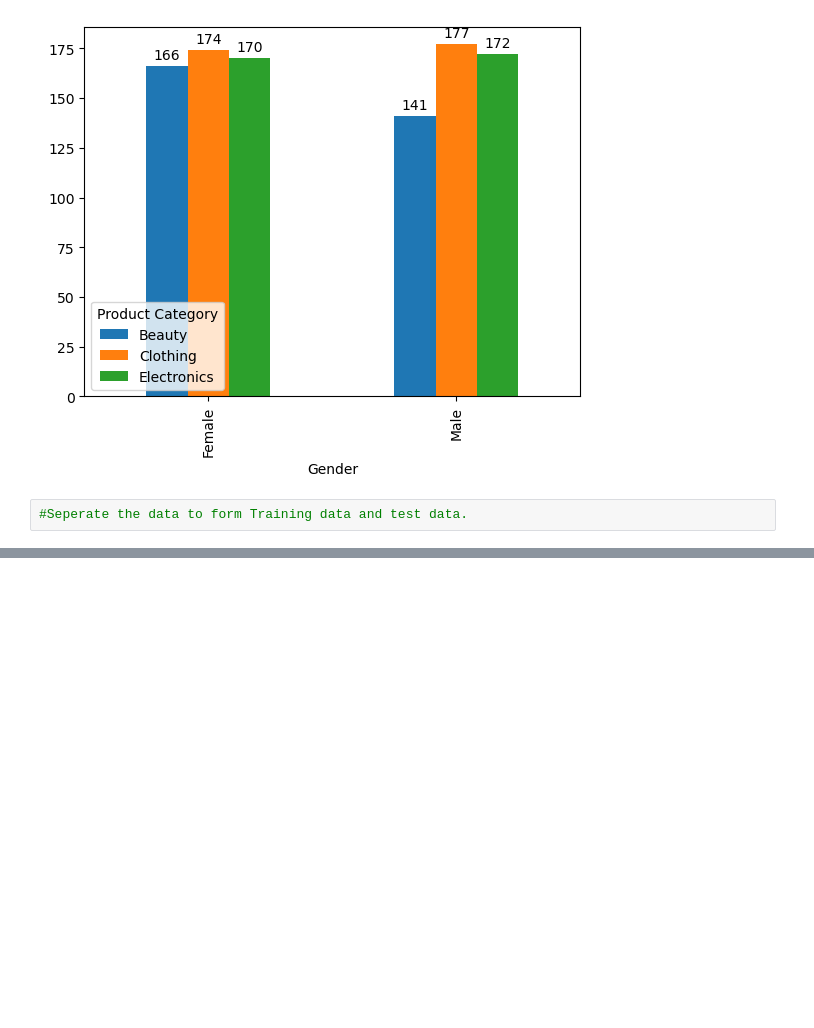
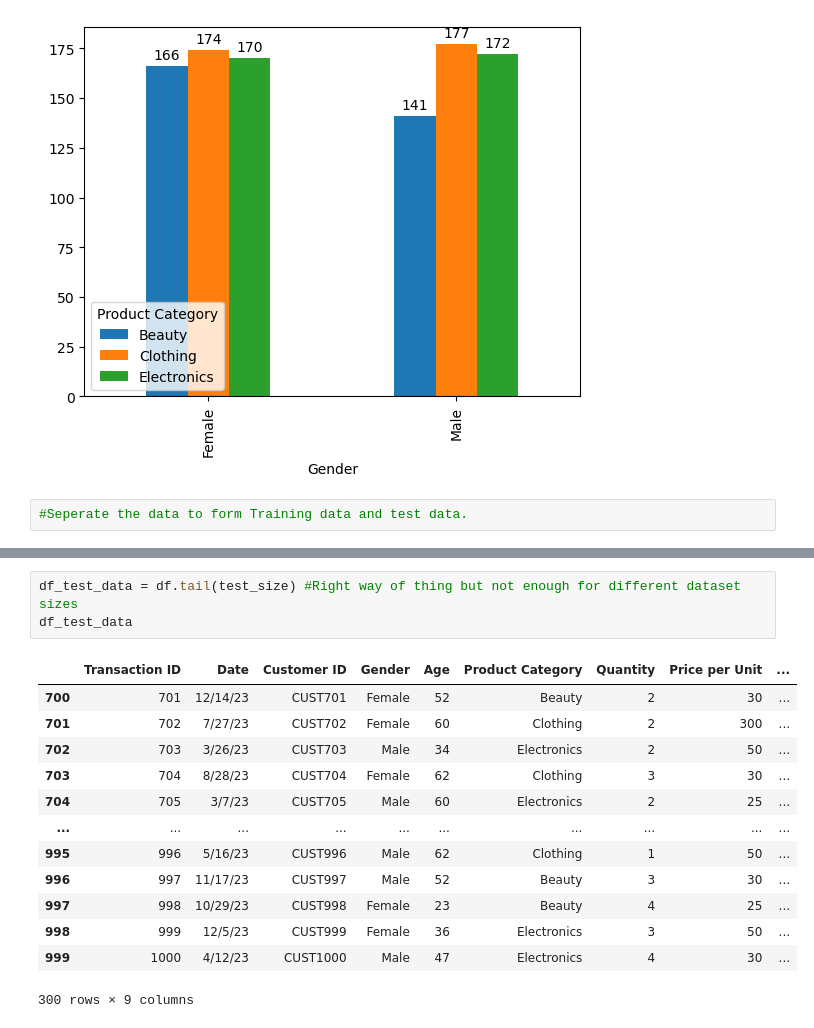
Before and after one commit to Sihle731/Mean_Mode_median_Machine_Learning_Intro, a Jupyter notebook: Mean_median_mode.ipynb, the cells around one changed output, grey strips where cells are left out. Drawn from its saved outputs; the diff is of its cells as text; blank space fills up the shorter version.

```diff
--- a/Mean_median_mode.ipynb
+++ b/Mean_median_mode.ipynb
@@ -223,0 +265,17 @@ df_test_data
+# %%
+df_test_data = df.tail(test_size) #Right way of thing but not enough for different dataset sizes
+df_test_data
+# %% [output]
+|  | Transaction ID | Date | Customer ID | Gender | Age | Product Category | Quantity | Price per Unit | ... |
+| 700 | 701 | 12/14/23 | CUST701 | Female | 52 | Beauty | 2 | 30 | ... |
+| 701 | 702 | 7/27/23 | CUST702 | Female | 60 | Clothing | 2 | 300 | ... |
+| 702 | 703 | 3/26/23 | CUST703 | Male | 34 | Electronics | 2 | 50 | ... |
+| 703 | 704 | 8/28/23 | CUST704 | Female | 62 | Clothing | 3 | 30 | ... |
+| 704 | 705 | 3/7/23 | CUST705 | Male | 60 | Electronics | 2 | 25 | ... |
+| ... | ... | ... | ... | ... | ... | ... | ... | ... | ... |
+| 995 | 996 | 5/16/23 | CUST996 | Male | 62 | Clothing | 1 | 50 | ... |
+| 996 | 997 | 11/17/23 | CUST997 | Male | 52 | Beauty | 3 | 30 | ... |
+| 997 | 998 | 10/29/23 | CUST998 | Female | 23 | Beauty | 4 | 25 | ... |
+| 998 | 999 | 12/5/23 | CUST999 | Female | 36 | Electronics | 3 | 50 | ... |
+| 999 | 1000 | 4/12/23 | CUST1000 | Male | 47 | Electronics | 4 | 30 | ... |
+300 rows × 9 columns
```
Also changed, not shown: parts of 10 cells of this notebook, 1 other file.
